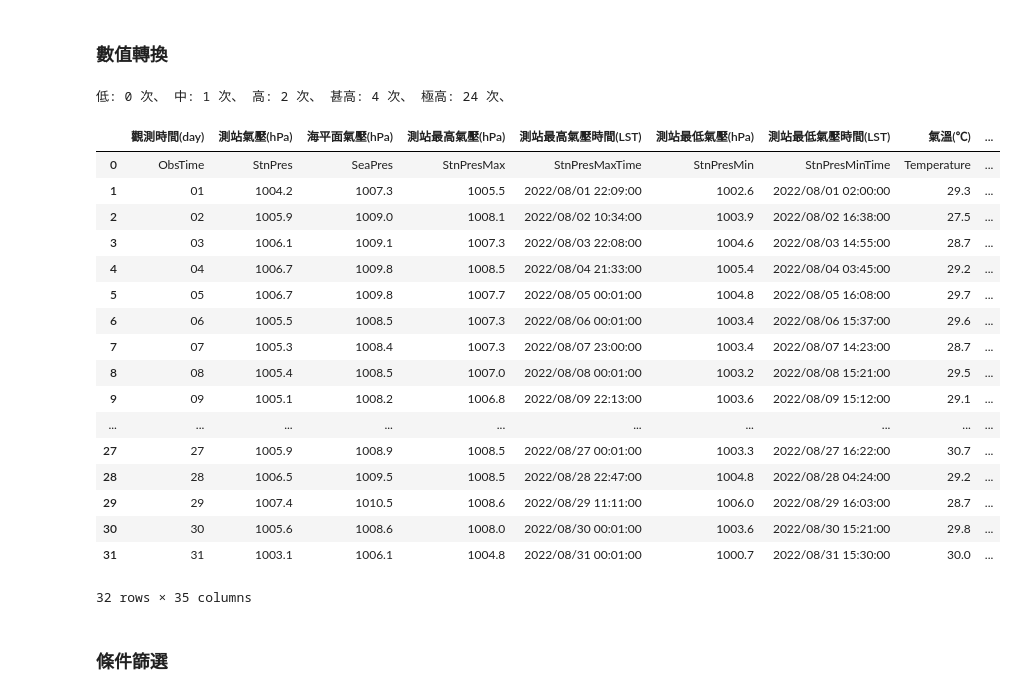
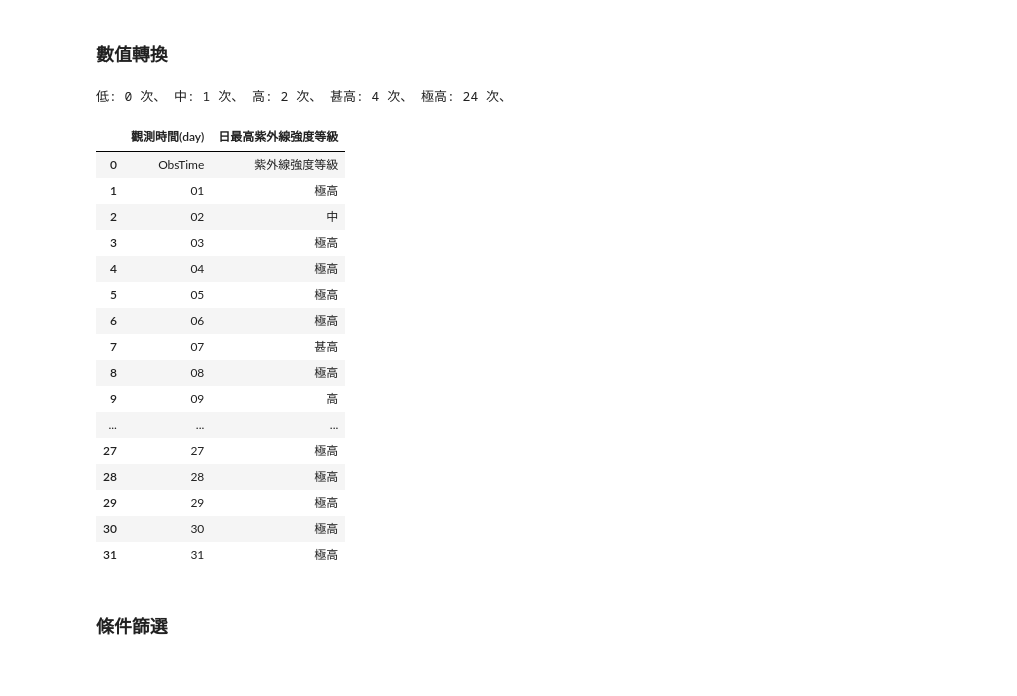
Before and after one commit to zxc93142819/Fundamentals-and-Applications-of-Generative-AI, a Jupyter notebook: GAI_HW1.ipynb, the cells around one changed output. Cells and saved outputs as stored; diff of their text form; code cells hidden in the pictures.

```diff
--- a/GAI_HW1.ipynb
+++ b/GAI_HW1.ipynb
@@ -84,47 +84,46 @@ print(y)
 # %%
 dataframe = pd.read_csv("./467410-2022-08.csv")
 # 新增欄位
 dataframe.insert(dataframe.shape[1] , "日最高紫外線強度等級" , "")
 dataframe.loc[0 , "日最高紫外線強度等級"] = "紫外線強度等級"
 # 判斷
 for i in range (1 , dataframe["日最高紫外線指數"].size) :
   if(int(dataframe.loc[i]["日最高紫外線指數"]) <= 2 and int(dataframe.loc[i]["日最高紫外線指數"]) >= 0) :
     dataframe.loc[i , "日最高紫外線強度等級"] = "低"
   elif(int(dataframe.loc[i]["日最高紫外線指數"]) <= 5 and int(dataframe.loc[i]["日最高紫外線指數"]) >= 3) :
     dataframe.loc[i , "日最高紫外線強度等級"] = "中"
   elif(int(dataframe.loc[i]["日最高紫外線指數"]) <= 7 and int(dataframe.loc[i]["日最高紫外線指數"]) >= 6) :
     dataframe.loc[i , "日最高紫外線強度等級"] = "高"
   elif(int(dataframe.loc[i]["日最高紫外線指數"]) <= 10 and int(dataframe.loc[i]["日最高紫外線指數"]) >= 8) :
     dataframe.loc[i , "日最高紫外線強度等級"] = "甚高"
   else :
     dataframe.loc[i , "日最高紫外線強度等級"] = "極高"
 
 print("低:" , len(dataframe[dataframe["日最高紫外線強度等級"] == "低"]) , "次、" ,
    "中:" , len(dataframe[dataframe["日最高紫外線強度等級"] == "中"]) , "次、" ,
    "高:" , len(dataframe[dataframe["日最高紫外線強度等級"] == "高"]) , "次、" ,
    "甚高:" , len(dataframe[dataframe["日最高紫外線強度等級"] == "甚高"]) , "次、" ,
    "極高:" , len(dataframe[dataframe["日最高紫外線強度等級"] == "極高"]) , "次、" ,)
-dataframe
+dataframe[["觀測時間(day)" , "日最高紫外線強度等級"]]
 # %% [output]
 低: 0 次、 中: 1 次、 高: 2 次、 甚高: 4 次、 極高: 24 次、
-|  | 觀測時間(day) | 測站氣壓(hPa) | 海平面氣壓(hPa) | 測站最高氣壓(hPa) | 測站最高氣壓時間(LST) | 測站最低氣壓(hPa) | 測站最低氣壓時間(LST) | 氣溫(℃) | ... |
-| 0 | ObsTime | StnPres | SeaPres | StnPresMax | StnPresMaxTime | StnPresMin | StnPresMinTime | Temperature | ... |
-| 1 | 01 | 1004.2 | 1007.3 | 1005.5 | 2022/08/01 22:09:00 | 1002.6 | 2022/08/01 02:00:00 | 29.3 | ... |
-| 2 | 02 | 1005.9 | 1009.0 | 1008.1 | 2022/08/02 10:34:00 | 1003.9 | 2022/08/02 16:38:00 | 27.5 | ... |
-| 3 | 03 | 1006.1 | 1009.1 | 1007.3 | 2022/08/03 22:08:00 | 1004.6 | 2022/08/03 14:55:00 | 28.7 | ... |
-| 4 | 04 | 1006.7 | 1009.8 | 1008.5 | 2022/08/04 21:33:00 | 1005.4 | 2022/08/04 03:45:00 | 29.2 | ... |
-| 5 | 05 | 1006.7 | 1009.8 | 1007.7 | 2022/08/05 00:01:00 | 1004.8 | 2022/08/05 16:08:00 | 29.7 | ... |
-| 6 | 06 | 1005.5 | 1008.5 | 1007.3 | 2022/08/06 00:01:00 | 1003.4 | 2022/08/06 15:37:00 | 29.6 | ... |
-| 7 | 07 | 1005.3 | 1008.4 | 1007.3 | 2022/08/07 23:00:00 | 1003.4 | 2022/08/07 14:23:00 | 28.7 | ... |
-| 8 | 08 | 1005.4 | 1008.5 | 1007.0 | 2022/08/08 00:01:00 | 1003.2 | 2022/08/08 15:21:00 | 29.5 | ... |
-| 9 | 09 | 1005.1 | 1008.2 | 1006.8 | 2022/08/09 22:13:00 | 1003.6 | 2022/08/09 15:12:00 | 29.1 | ... |
-| ... | ... | ... | ... | ... | ... | ... | ... | ... | ... |
-| 27 | 27 | 1005.9 | 1008.9 | 1008.5 | 2022/08/27 00:01:00 | 1003.3 | 2022/08/27 16:22:00 | 30.7 | ... |
-| 28 | 28 | 1006.5 | 1009.5 | 1008.5 | 2022/08/28 22:47:00 | 1004.8 | 2022/08/28 04:24:00 | 29.2 | ... |
-| 29 | 29 | 1007.4 | 1010.5 | 1008.6 | 2022/08/29 11:11:00 | 1006.0 | 2022/08/29 16:03:00 | 28.7 | ... |
-| 30 | 30 | 1005.6 | 1008.6 | 1008.0 | 2022/08/30 00:01:00 | 1003.6 | 2022/08/30 15:21:00 | 29.8 | ... |
-| 31 | 31 | 1003.1 | 1006.1 | 1004.8 | 2022/08/31 00:01:00 | 1000.7 | 2022/08/31 15:30:00 | 30.0 | ... |
+|  | 觀測時間(day) | 日最高紫外線強度等級 |
+| 0 | ObsTime | 紫外線強度等級 |
+| 1 | 01 | 極高 |
+| 2 | 02 | 中 |
+| 3 | 03 | 極高 |
+| 4 | 04 | 極高 |
+| 5 | 05 | 極高 |
+| 6 | 06 | 極高 |
+| 7 | 07 | 甚高 |
+| 8 | 08 | 極高 |
+| 9 | 09 | 高 |
+| ... | ... | ... |
+| 27 | 27 | 極高 |
+| 28 | 28 | 極高 |
+| 29 | 29 | 極高 |
+| 30 | 30 | 極高 |
+| 31 | 31 | 極高 |
-32 rows × 35 columns
 # %% [markdown]
 ### **條件篩選**
 # %%
```
Also changed, not shown: parts of 22 cells of this notebook, 2 other files.
